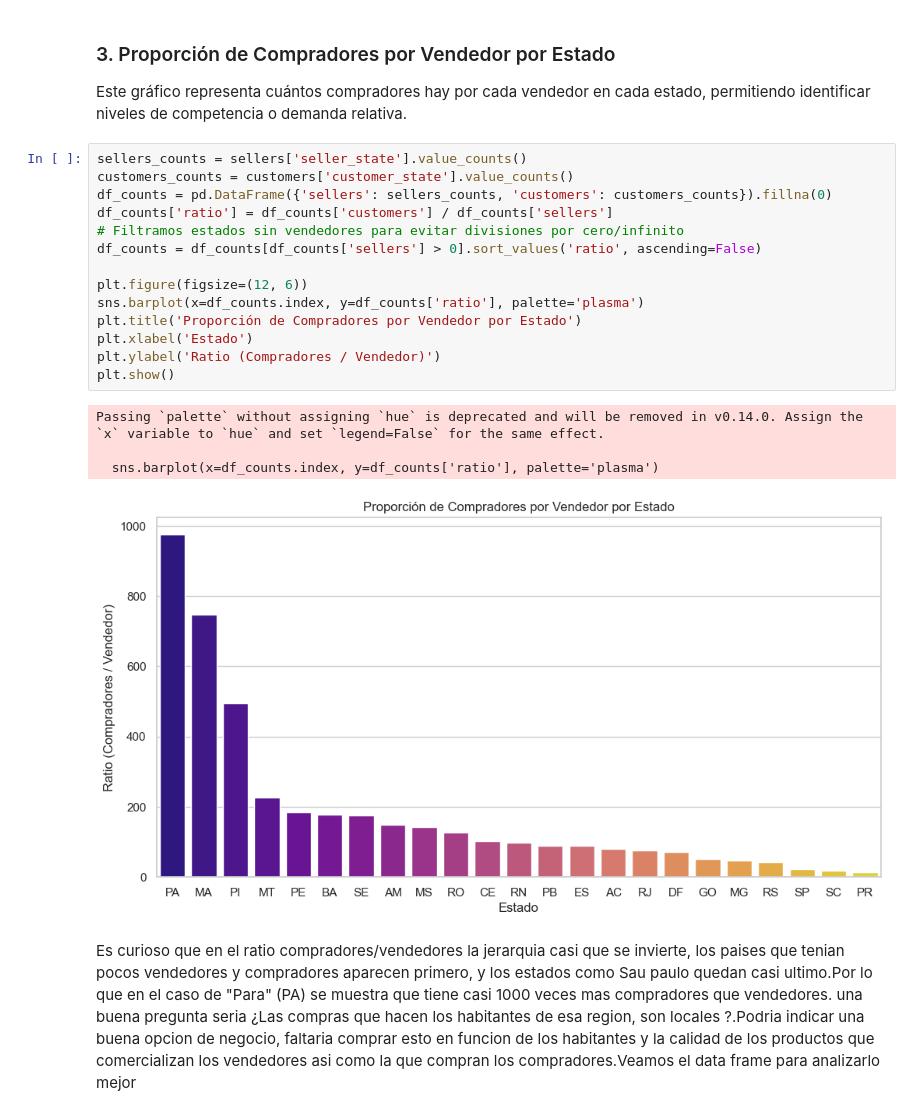
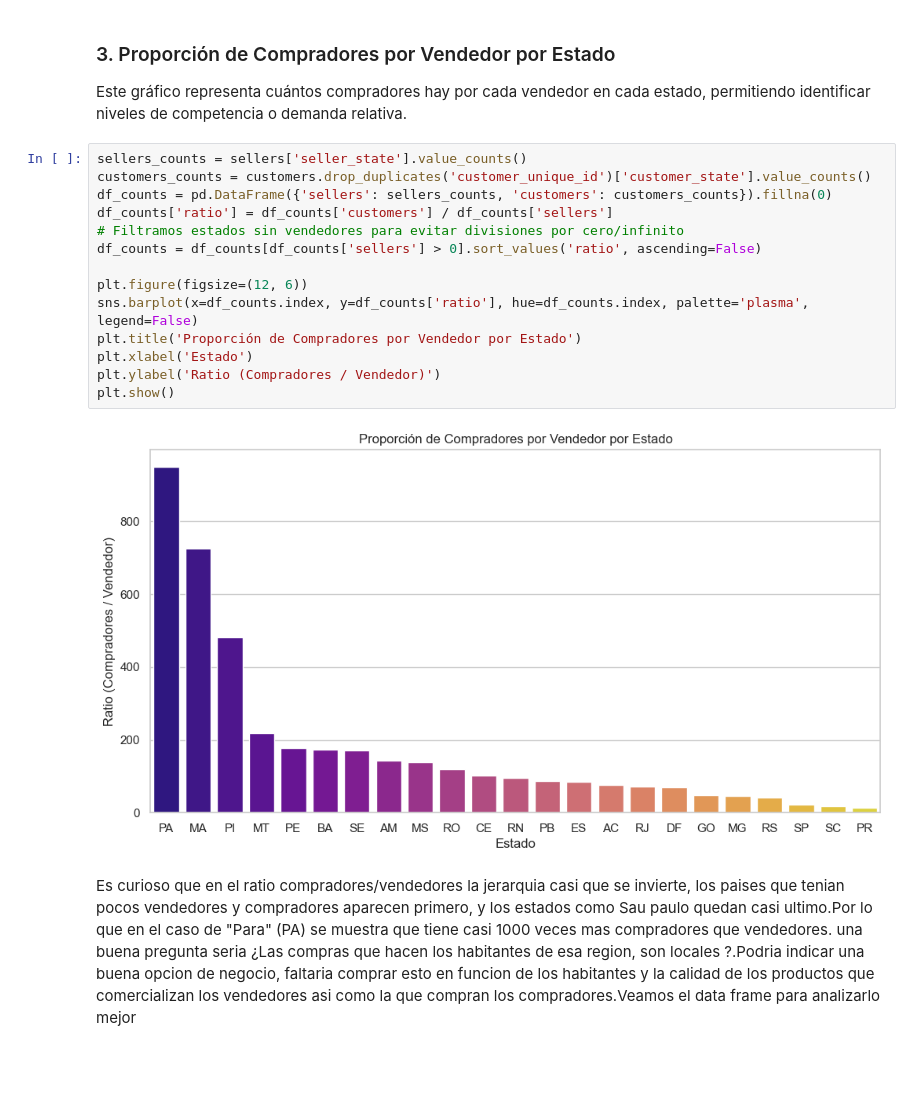
Before and after one commit to LeandroLocurcio/analisis-olist, a Jupyter notebook: EDA_1.ipynb, the cells around one changed output. Drawn from its saved outputs; the diff is of its cells as text; blank space fills up the shorter version.

```diff
--- a/EDA_1.ipynb
+++ b/EDA_1.ipynb
@@ -184,23 +180,20 @@ Passing `palette` without assigning `hue` is deprecated and will be removed in v
 Este gráfico representa cuántos compradores hay por cada vendedor en cada estado, permitiendo identificar niveles de competencia o demanda relativa.
 # %%
 sellers_counts = sellers['seller_state'].value_counts()
-customers_counts = customers['customer_state'].value_counts()
+customers_counts = customers.drop_duplicates('customer_unique_id')['customer_state'].value_counts()
 df_counts = pd.DataFrame({'sellers': sellers_counts, 'customers': customers_counts}).fillna(0)
 df_counts['ratio'] = df_counts['customers'] / df_counts['sellers']
 # Filtramos estados sin vendedores para evitar divisiones por cero/infinito
 df_counts = df_counts[df_counts['sellers'] > 0].sort_values('ratio', ascending=False)
 
 plt.figure(figsize=(12, 6))
-sns.barplot(x=df_counts.index, y=df_counts['ratio'], palette='plasma')
+sns.barplot(x=df_counts.index, y=df_counts['ratio'], hue=df_counts.index, palette='plasma', legend=False)
 plt.title('Proporción de Compradores por Vendedor por Estado')
 plt.xlabel('Estado')
 plt.ylabel('Ratio (Compradores / Vendedor)')
 plt.show()
 # %% [output]
-Passing `palette` without assigning `hue` is deprecated and will be removed in v0.14.0. Assign the `x` variable to `hue` and set `legend=False` for the same effect.
-
-  sns.barplot(x=df_counts.index, y=df_counts['ratio'], palette='plasma')
-[figure, old version]
+[figure, new version]
 # %% [markdown]
 Es curioso que en el ratio compradores/vendedores la jerarquia casi que se invierte, los paises que tenian pocos vendedores y compradores aparecen primero, y los estados como Sau paulo quedan casi ultimo.Por lo que en el caso de "Para" (PA) se muestra que tiene casi 1000 veces mas compradores que vendedores. una buena pregunta seria ¿Las compras que hacen los habitantes de esa region, son locales ?.Podria indicar una buena opcion de negocio, faltaria comprar esto en funcion de los habitantes y la calidad de los productos que comercializan los vendedores asi como la que compran los compradores.Veamos el data frame para analizarlo mejor
 # %%
```
Also changed, not shown: parts of 13 cells of this notebook, 3 other files.
